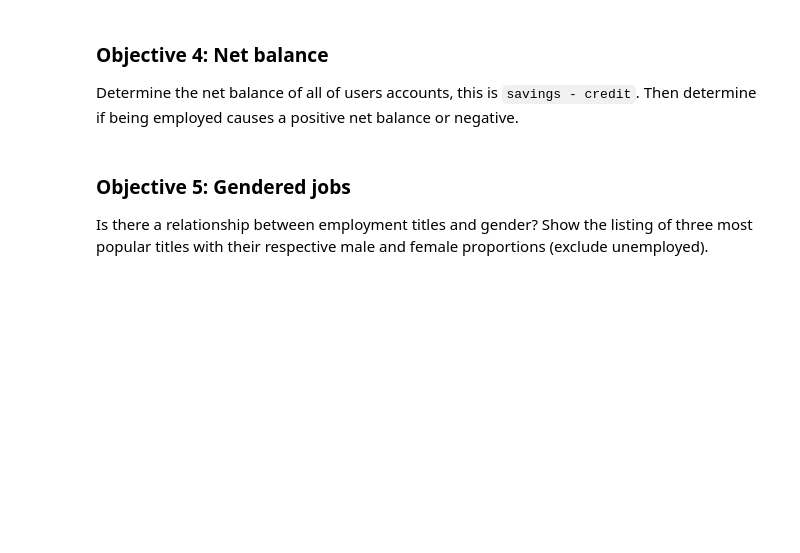
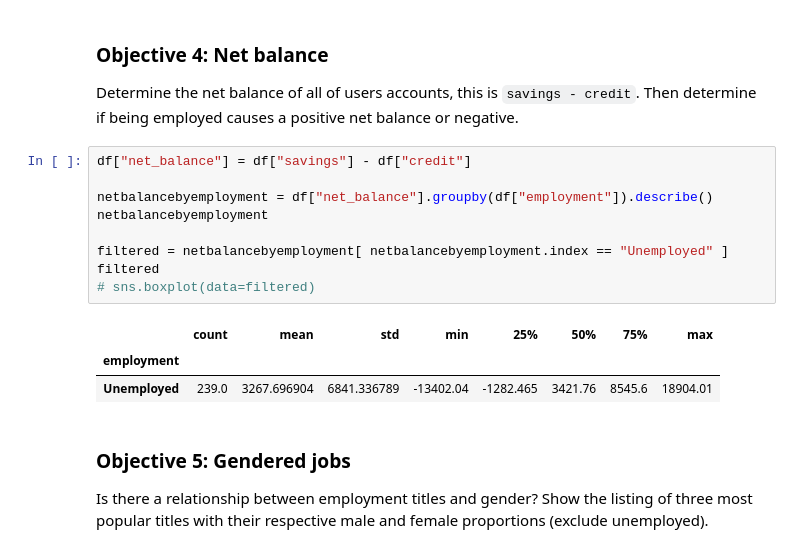
Before and after one commit to mgjerde/PythonOnlineCourse, a Jupyter notebook: Assignments/Assignment 4.4/Assignment 4.4 Visualizing Data .ipynb, the cells around one changed output. Saved outputs shown, nothing was run; the diff lists cells and outputs as text; blank space fills up the shorter version.

```diff
--- a/Assignments/Assignment 4.4/Assignment 4.4 Visualizing Data .ipynb
+++ b/Assignments/Assignment 4.4/Assignment 4.4 Visualizing Data .ipynb
@@ -65,6 +75,19 @@ Describe the shape of savings and credits all our users, create a side-by-side b
 # %% [markdown]
 ### Objective 4: Net balance
 Determine the net balance of all of users accounts, this is `savings - credit`. Then determine if being employed causes a positive net balance or negative.
+# %%
+df["net_balance"] = df["savings"] - df["credit"]
+
+netbalancebyemployment = df["net_balance"].groupby(df["employment"]).describe()
+netbalancebyemployment
+
+filtered = netbalancebyemployment[ netbalancebyemployment.index == "Unemployed" ]
+filtered
+# sns.boxplot(data=filtered)
+# %% [output]
+|  | count | mean | std | min | 25% | 50% | 75% | max |
+| employment |  |  |  |  |  |  |  |  |
+| Unemployed | 239.0 | 3267.696904 | 6841.336789 | -13402.04 | -1282.465 | 3421.76 | 8545.6 | 18904.01 |
 # %% [markdown]
 ### Objective 5: Gendered jobs
 Is there a relationship between employment titles and gender? Show the listing of three most popular titles with their respective male and female proportions (exclude unemployed).
```
Also changed, not shown: parts of 4 cells of this notebook, 2 other files.
